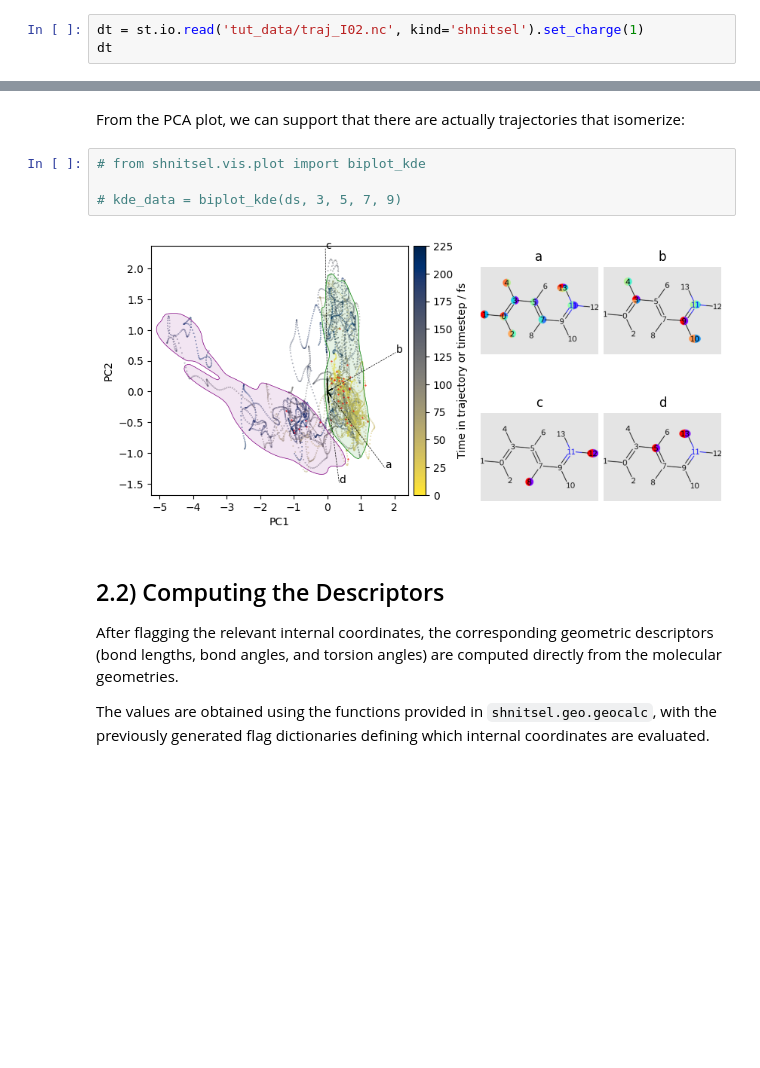
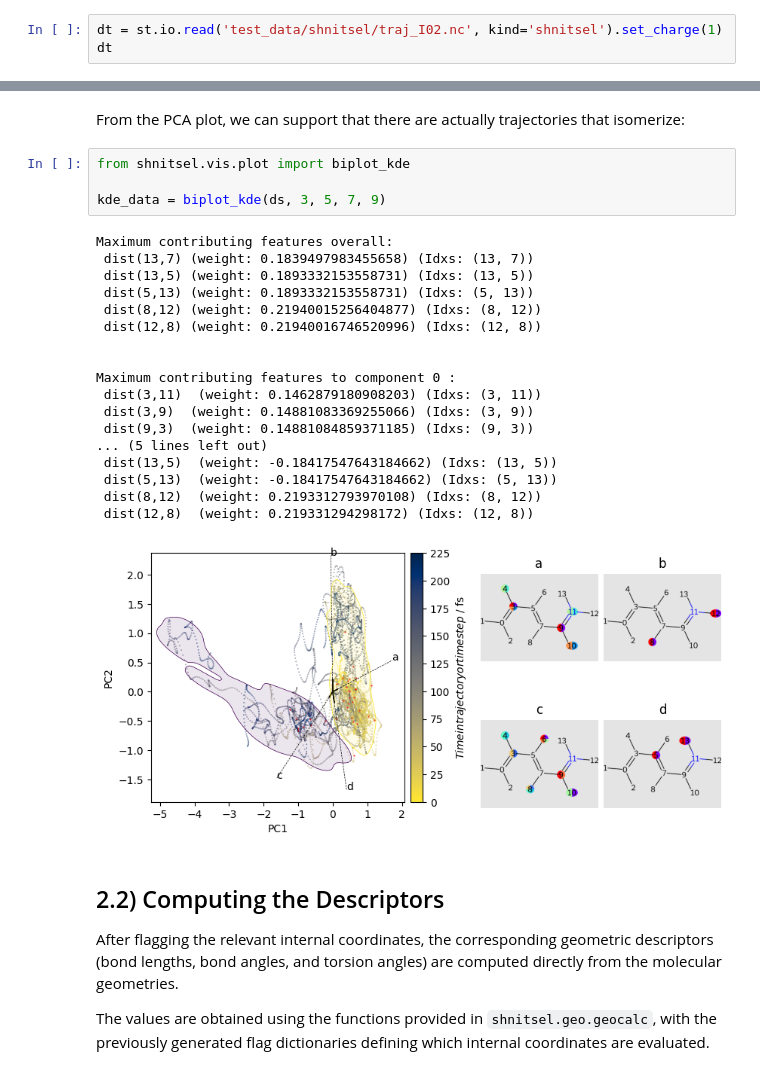
Before and after one commit to SHNITSEL/shnitsel-tools, a Jupyter notebook: tutorials/2_4_geo_retinal.ipynb, the cells around one changed output, grey strips where cells are left out. Drawn from its saved outputs; the diff is of its cells as text; blank space fills up the shorter version.

```diff
--- a/tutorials/2_4_geo_retinal.ipynb
+++ b/tutorials/2_4_geo_retinal.ipynb
@@ -23,7 +23,7 @@ import plots_retinal as pr
 ## 1) Import and preparation of data
 ### 1.1) Loading data
 # %%
-dt = st.io.read('tut_data/traj_I02.nc', kind='shnitsel').set_charge(1)
+dt = st.io.read('test_data/shnitsel/traj_I02.nc', kind='shnitsel').set_charge(1)
 dt
 # %% [output]
 <class 'shnitsel.data.tree.tree.ShnitselDBRoot[Trajectory]'> [{'level': 'ShnitselDBRoot', 'children': '1: {\'I02\': \'ABCMeta(_name=\\\'I02\\\', _dtype=<class \\\'shnitsel.data.dataset_containers.traj ...
@@ -118,11 +118,28 @@ bla_selection.draw(flag_level='bonds')
 # %% [markdown]
 From the PCA plot, we can support that there are actually trajectories that isomerize:
 # %%
-# from shnitsel.vis.plot import biplot_kde
+from shnitsel.vis.plot import biplot_kde
 
-# kde_data = biplot_kde(ds, 3, 5, 7, 9)
+kde_data = biplot_kde(ds, 3, 5, 7, 9)
 # %% [output]
+Maximum contributing features overall:
+ dist(13,7) (weight: 0.1839497983455658) (Idxs: (13, 7))
+ dist(13,5) (weight: 0.1893332153558731) (Idxs: (13, 5))
+ dist(5,13) (weight: 0.1893332153558731) (Idxs: (5, 13))
+ dist(8,12) (weight: 0.21940015256404877) (Idxs: (8, 12))
+ dist(12,8) (weight: 0.21940016746520996) (Idxs: (12, 8))
+
+
+Maximum contributing features to component 0 :
+ dist(3,11)  (weight: 0.1462879180908203) (Idxs: (3, 11))
+ dist(3,9)  (weight: 0.14881083369255066) (Idxs: (3, 9))
+ dist(9,3)  (weight: 0.14881084859371185) (Idxs: (9, 3))
+... (5 lines left out)
+ dist(13,5)  (weight: -0.18417547643184662) (Idxs: (13, 5))
+ dist(5,13)  (weight: -0.18417547643184662) (Idxs: (5, 13))
+ dist(8,12)  (weight: 0.2193312793970108) (Idxs: (8, 12))
+ dist(12,8)  (weight: 0.219331294298172) (Idxs: (12, 8))
-[figure, old version]
+[figure, new version]
 # %% [markdown]
 ## 2.2) Computing the Descriptors
 
```
Also changed, not shown: parts of 4 cells of this notebook.
